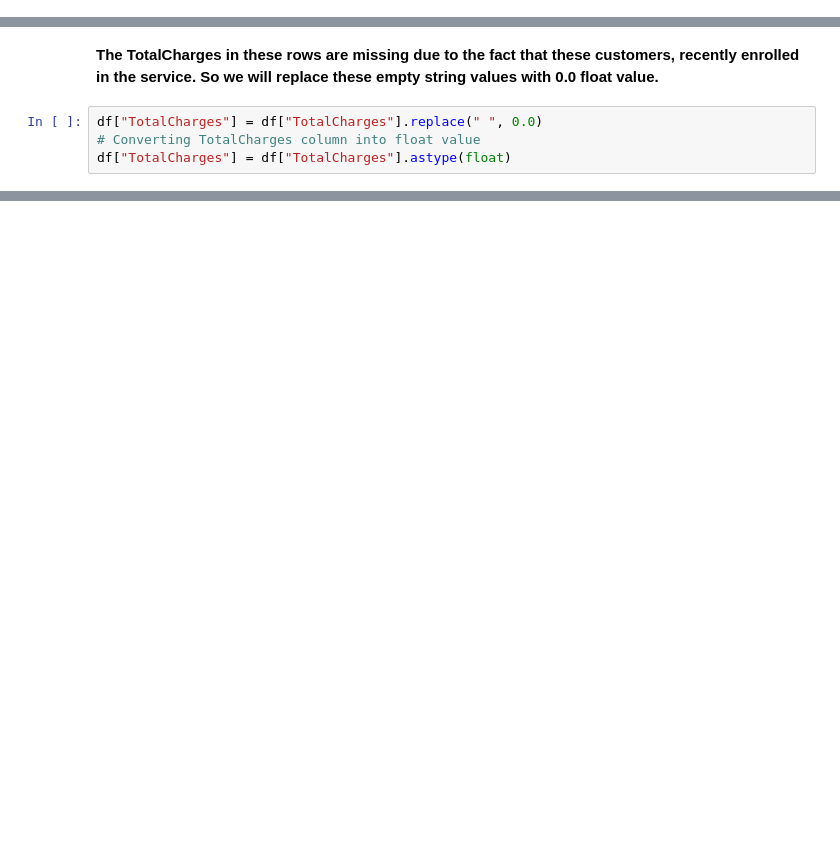
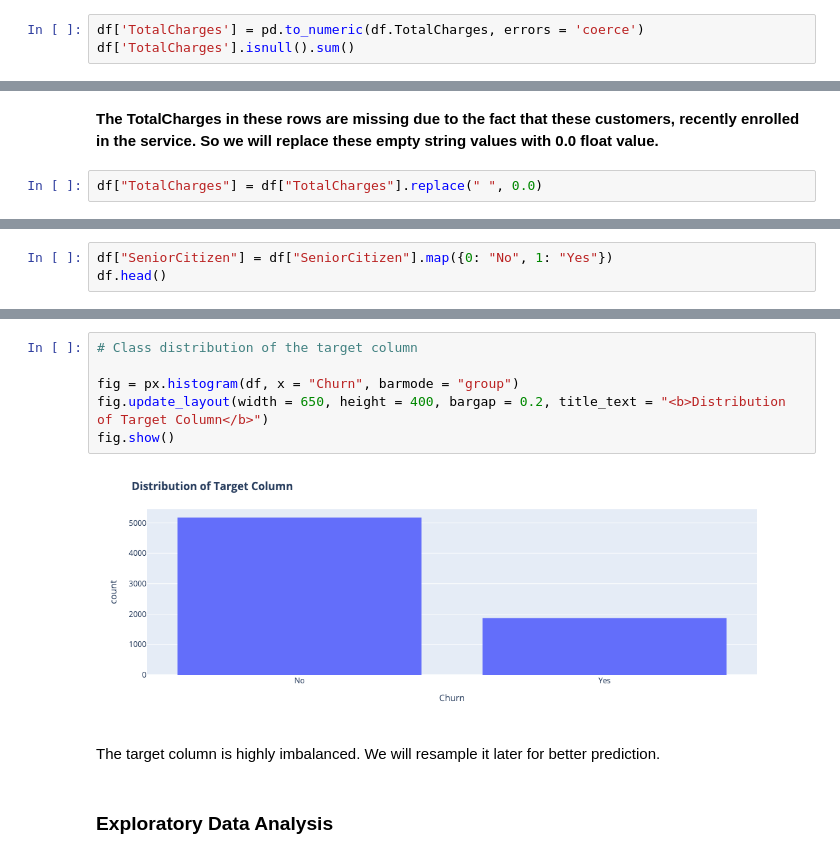
Before and after one commit to BenGJ10/Telco-Customer-Churn-Prediction, a Jupyter notebook: Customer Churn Prediction.ipynb, the cells around one changed output, grey strips where cells are left out. Cells and saved outputs as stored; diff of their text form; blank space fills up the shorter version.

Commit message:
Completed Data Visualization

```diff
--- a/Customer Churn Prediction.ipynb
+++ b/Customer Churn Prediction.ipynb
@@ -143,0 +154,3 @@ print(len(df[df["TotalCharges"] == " "]))
+# %%
+df['TotalCharges'] = pd.to_numeric(df.TotalCharges, errors = 'coerce')
+df['TotalCharges'].isnull().sum()
@@ -146,8 +178,6 @@ print(len(df[df["TotalCharges"] == " "]))
 So we will replace these empty string values with 0.0 float value.</b>
 # %%
 df["TotalCharges"] = df["TotalCharges"].replace(" ", 0.0)
-# Converting TotalCharges column into float value
-df["TotalCharges"] = df["TotalCharges"].astype(float)
 # %%
 df["TotalCharges"].info()
 # %% [output]
@@ -160,2 +190,5 @@ Non-Null Count  Dtype
 dtypes: float64(1)
 memory usage: 55.2 KB
+# %%
+df["SeniorCitizen"] = df["SeniorCitizen"].map({0: "No", 1: "Yes"})
+df.head()
@@ -161,0 +202,12 @@ memory usage: 55.2 KB
+# %%
+# Class distribution of the target column
+
+fig = px.histogram(df, x = "Churn", barmode = "group")
+fig.update_layout(width = 650, height = 400, bargap = 0.2, title_text = "<b>Distribution of Target Column</b>")
+fig.show()
+# %% [output]
+[figure, added]
+# %% [markdown]
+The target column is highly imbalanced. We will resample it later for better prediction.
+# %% [markdown]
+### Exploratory Data Analysis
```
Also changed, not shown: parts of 37 cells of this notebook.
